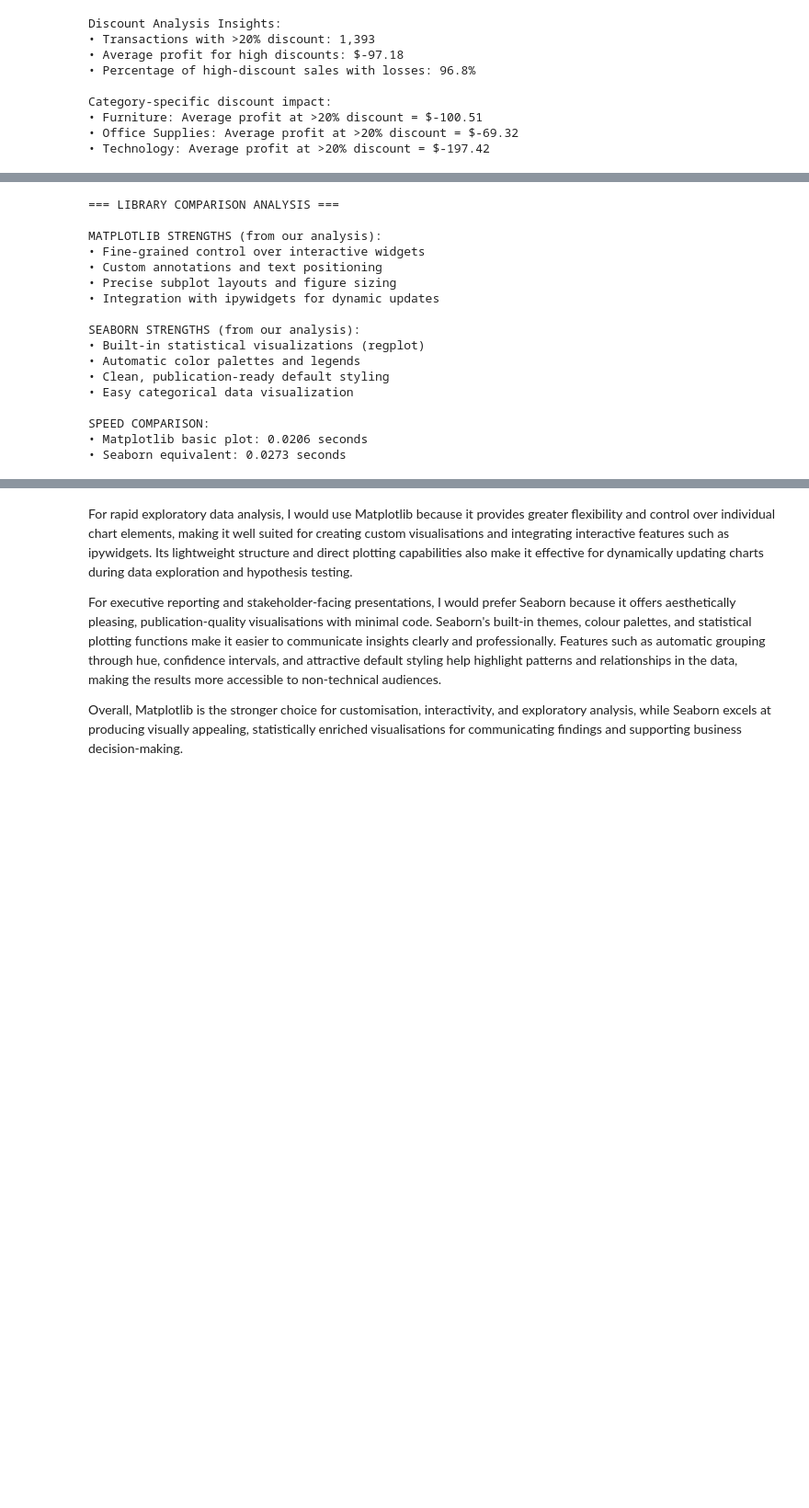
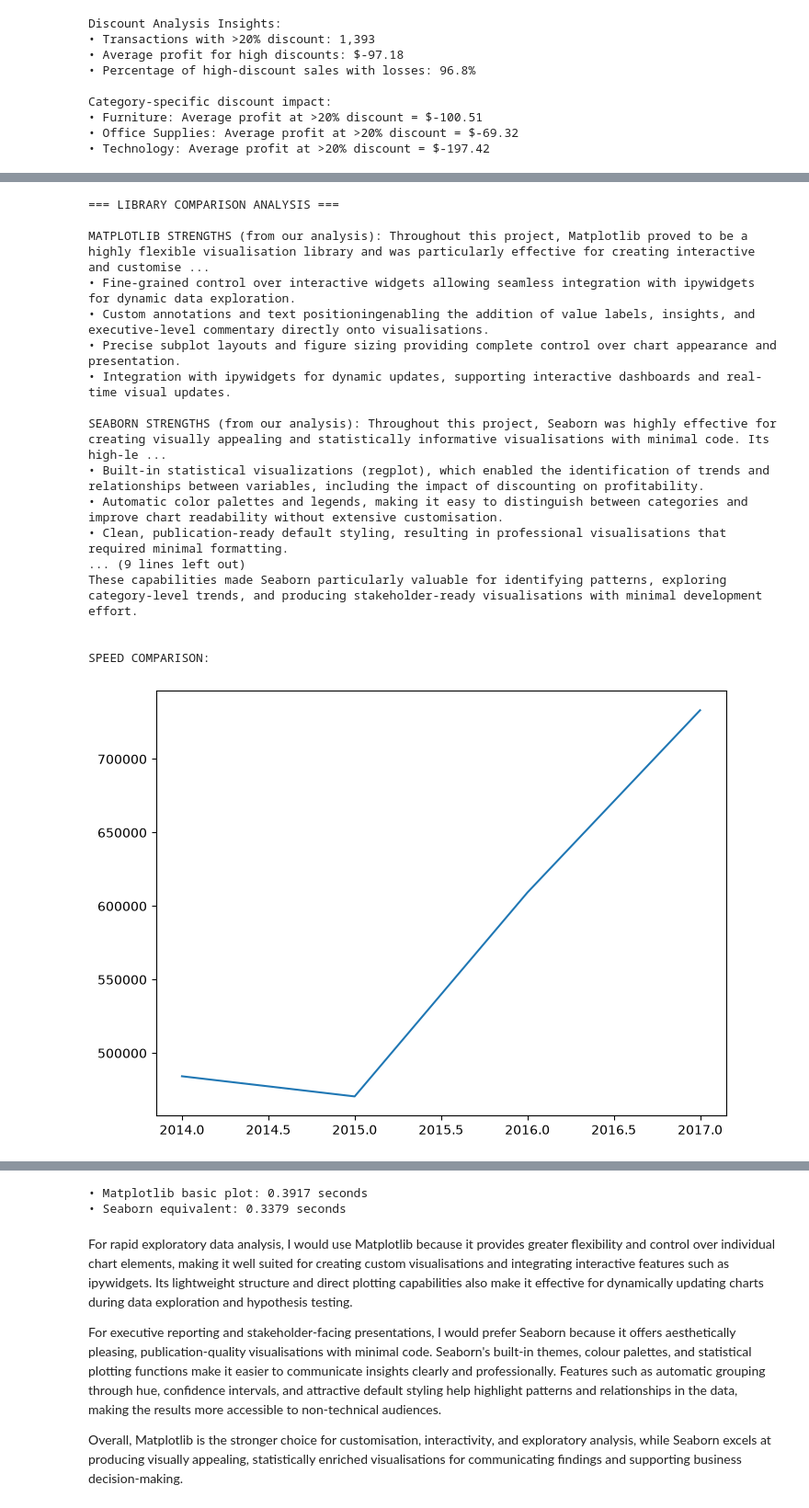
Before and after one commit to esti-sidley342/DI-Bootcamp-Stage1, a Jupyter notebook: Week3/Day6/DailyChallenge/Week3Day6.ipynb, the cells around one changed output, grey strips where cells are left out. Shown at 92% size. Saved outputs shown, nothing was run; the diff lists cells and outputs as text; code cells hidden in the pictures; blank space fills up the shorter version.

```diff
--- a/Week3/Day6/DailyChallenge/Week3Day6.ipynb
+++ b/Week3/Day6/DailyChallenge/Week3Day6.ipynb
@@ -371,56 +431,67 @@ print("=== LIBRARY COMPARISON ANALYSIS ===")
 print()
 
 # Matplotlib strengths demonstrated
-print("MATPLOTLIB STRENGTHS (from our analysis):")
-print("• Fine-grained control over interactive widgets")
-print("• Custom annotations and text positioning")
-print("• Precise subplot layouts and figure sizing")
-print("• Integration with ipywidgets for dynamic updates")
+print("MATPLOTLIB STRENGTHS (from our analysis): Throughout this project, Matplotlib proved to be a highly flexible visualisation library and was particularly effective for creating interactive and customised charts.")
+print("• Fine-grained control over interactive widgets allowing seamless integration with ipywidgets for dynamic data exploration.")
+print("• Custom annotations and text positioningenabling the addition of value labels, insights, and executive-level commentary directly onto visualisations.")
+print("• Precise subplot layouts and figure sizing providing complete control over chart appearance and presentation.")
+print("• Integration with ipywidgets for dynamic updates, supporting interactive dashboards and real-time visual updates.")
 print()
 
 # Seaborn strengths demonstrated
-print("SEABORN STRENGTHS (from our analysis):")
-print("• Built-in statistical visualizations (regplot)")
-print("• Automatic color palettes and legends")
-print("• Clean, publication-ready default styling")
-print("• Easy categorical data visualization")
+print("SEABORN STRENGTHS (from our analysis): Throughout this project, Seaborn was highly effective for creating visually appealing and statistically informative visualisations with minimal code. Its high-level interface simplified the process of exploring relationships within the data while producing professional-quality charts suitable for business reporting.")
+print("• Built-in statistical visualizations (regplot), which enabled the identification of trends and relationships between variables, including the impact of discounting on profitability.")
+print("• Automatic color palettes and legends, making it easy to distinguish between categories and improve chart readability without extensive customisation.")
+print("• Clean, publication-ready default styling, resulting in professional visualisations that required minimal formatting.")
+print("• Easy categorical data visualization, using features such as hue to automatically group and colour data by category.")
+print("""
+Seaborn was used to create:
+
+• The Discount vs Profit scatter plot, revealing the relationship between discount levels and profitability.
+• Category-based visualisations using colour-coded groups, allowing comparisons between Furniture, Office Supplies, and Technology.
+• Statistical trend analysis through the addition of regression lines, helping identify the negative correlation between discount rates and profit.
+• Presentation-quality charts that effectively communicated business insights to both technical and non-technical audiences.
+
+These capabilities made Seaborn particularly valuable for identifying patterns, exploring category-level trends, and producing stakeholder-ready visualisations with minimal development effort.
+""")
 print()
 
 print("SPEED COMPARISON:")
 import time
 
 # Time a simple matplotlib plot
 start = time.time()
 plt.figure(figsize=(8, 6))
 plt.plot(df.groupby('Order Year')['Sales'].sum())
-plt.close()
+plt.show()
 matplotlib_time = time.time() - start
 
 # Time a seaborn plot
 start = time.time()
 plt.figure(figsize=(8, 6))
 sns.lineplot(data=df.groupby('Order Year')['Sales'].sum().reset_index(),
              x='Order Year', y='Sales')
-plt.close()
+plt.show()
 seaborn_time = time.time() - start
 
 print(f"• Matplotlib basic plot: {matplotlib_time:.4f} seconds")
 print(f"• Seaborn equivalent: {seaborn_time:.4f} seconds")
 # %% [output]
 === LIBRARY COMPARISON ANALYSIS ===
 
-MATPLOTLIB STRENGTHS (from our analysis):
-• Fine-grained control over interactive widgets
-• Custom annotations and text positioning
-• Precise subplot layouts and figure sizing
-• Integration with ipywidgets for dynamic updates
+MATPLOTLIB STRENGTHS (from our analysis): Throughout this project, Matplotlib proved to be a highly flexible visualisation library and was particularly effective for creating interactive and customise ...
+• Fine-grained control over interactive widgets allowing seamless integration with ipywidgets for dynamic data exploration.
+• Custom annotations and text positioningenabling the addition of value labels, insights, and executive-level commentary directly onto visualisations.
+• Precise subplot layouts and figure sizing providing complete control over chart appearance and presentation.
+• Integration with ipywidgets for dynamic updates, supporting interactive dashboards and real-time visual updates.
 
-SEABORN STRENGTHS (from our analysis):
-• Built-in statistical visualizations (regplot)
-• Automatic color palettes and legends
-• Clean, publication-ready default styling
-• Easy categorical data visualization
+SEABORN STRENGTHS (from our analysis): Throughout this project, Seaborn was highly effective for creating visually appealing and statistically informative visualisations with minimal code. Its high-le ...
+• Built-in statistical visualizations (regplot), which enabled the identification of trends and relationships between variables, including the impact of discounting on profitability.
+• Automatic color palettes and legends, making it easy to distinguish between categories and improve chart readability without extensive customisation.
+• Clean, publication-ready default styling, resulting in professional visualisations that required minimal formatting.
+... (9 lines left out)
+These capabilities made Seaborn particularly valuable for identifying patterns, exploring category-level trends, and producing stakeholder-ready visualisations with minimal development effort.
+
 
 SPEED COMPARISON:
-• Matplotlib basic plot: 0.0206 seconds
-• Seaborn equivalent: 0.0273 seconds
+[figure, added]
@@ -427,3 +499,5 @@ SPEED COMPARISON:
+• Matplotlib basic plot: 0.3917 seconds
+• Seaborn equivalent: 0.3379 seconds
 # %% [markdown]
 For rapid exploratory data analysis, I would use Matplotlib because it provides greater flexibility and control over individual chart elements, making it well suited for creating custom visualisations and integrating interactive features such as ipywidgets. Its lightweight structure and direct plotting capabilities also make it effective for dynamically updating charts during data exploration and hypothesis testing.
 
```
Also changed, not shown: parts of 11 cells of this notebook.
